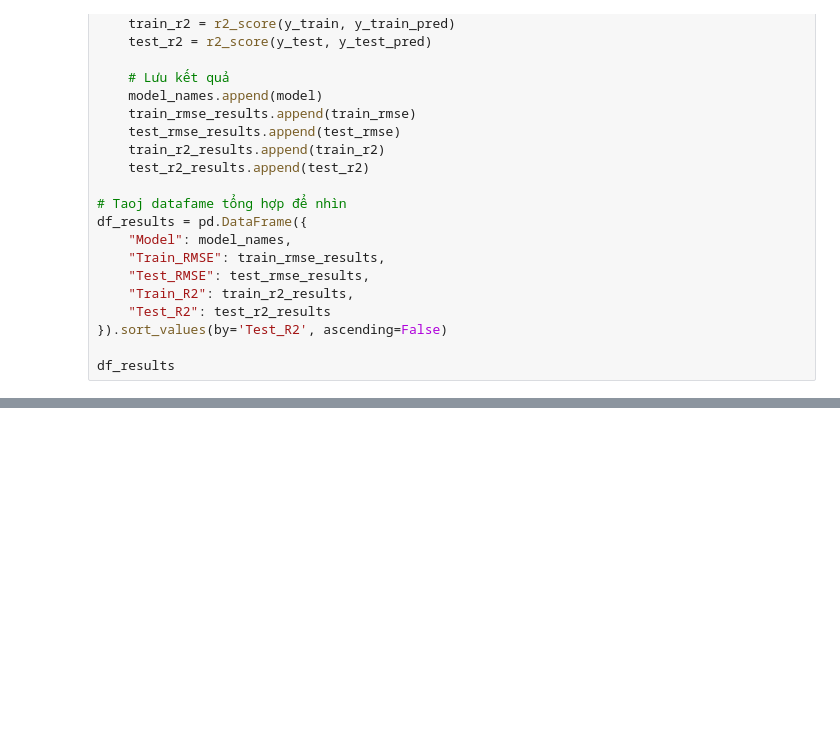
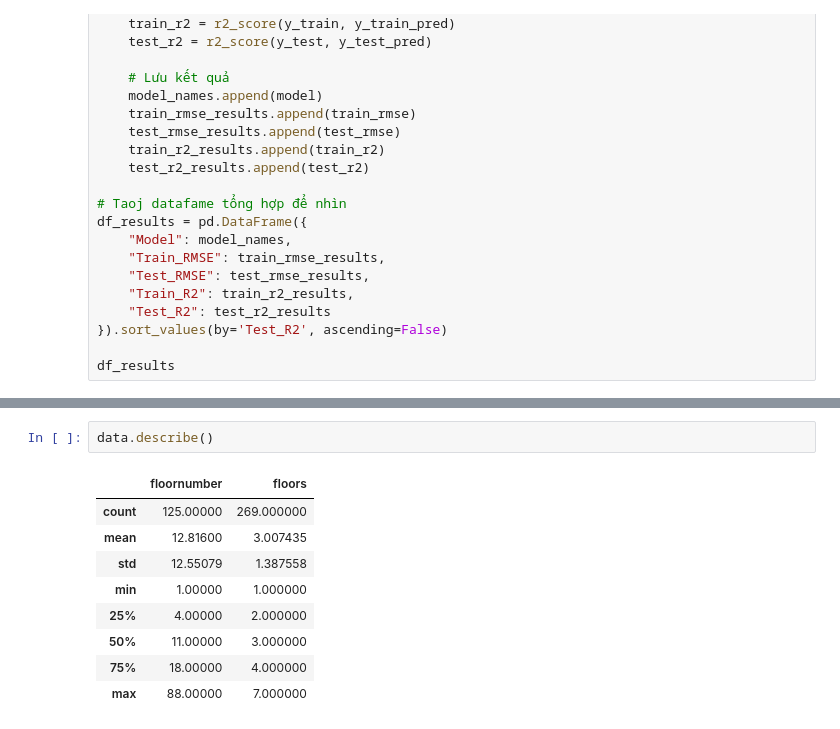
Before and after one commit to khaixinhtuoi/house_price_analysis, a Jupyter notebook: 01_build_model.ipynb, the cells around one changed output, grey strips where cells are left out. Saved outputs shown, nothing was run; the diff lists cells and outputs as text; blank space fills up the shorter version.

```diff
--- a/01_build_model.ipynb
+++ b/01_build_model.ipynb
@@ -1152,0 +1182,12 @@ df_results
+# %%
+data.describe()
+# %% [output]
+|  | floornumber | floors |
+| count | 125.00000 | 269.000000 |
+| mean | 12.81600 | 3.007435 |
+| std | 12.55079 | 1.387558 |
+| min | 1.00000 | 1.000000 |
+| 25% | 4.00000 | 2.000000 |
+| 50% | 11.00000 | 3.000000 |
+| 75% | 18.00000 | 4.000000 |
+| max | 88.00000 | 7.000000 |
```
Also changed, not shown: parts of 32 cells of this notebook, 3 other files.
